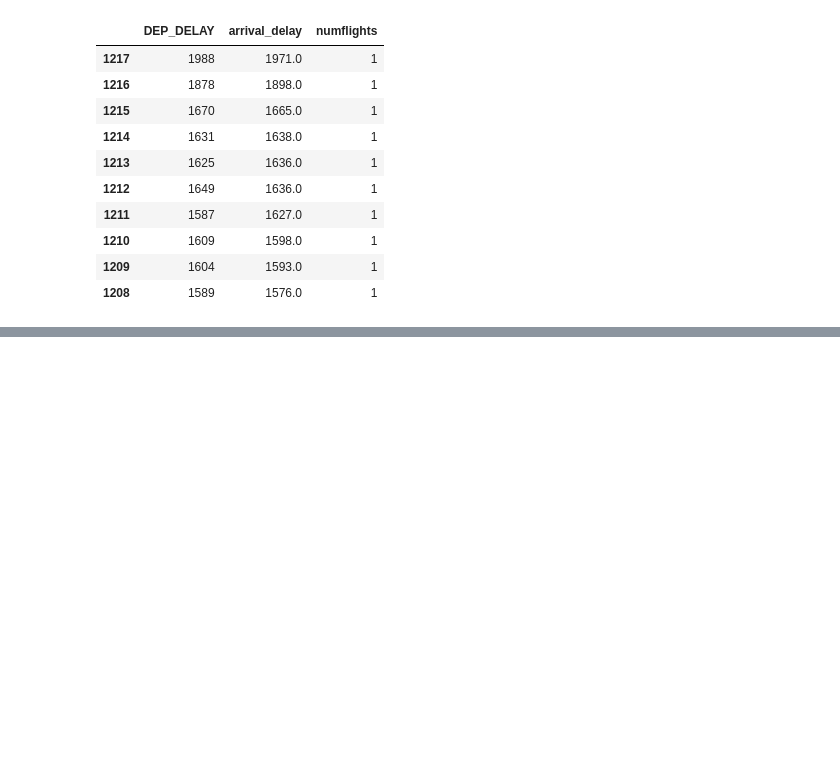
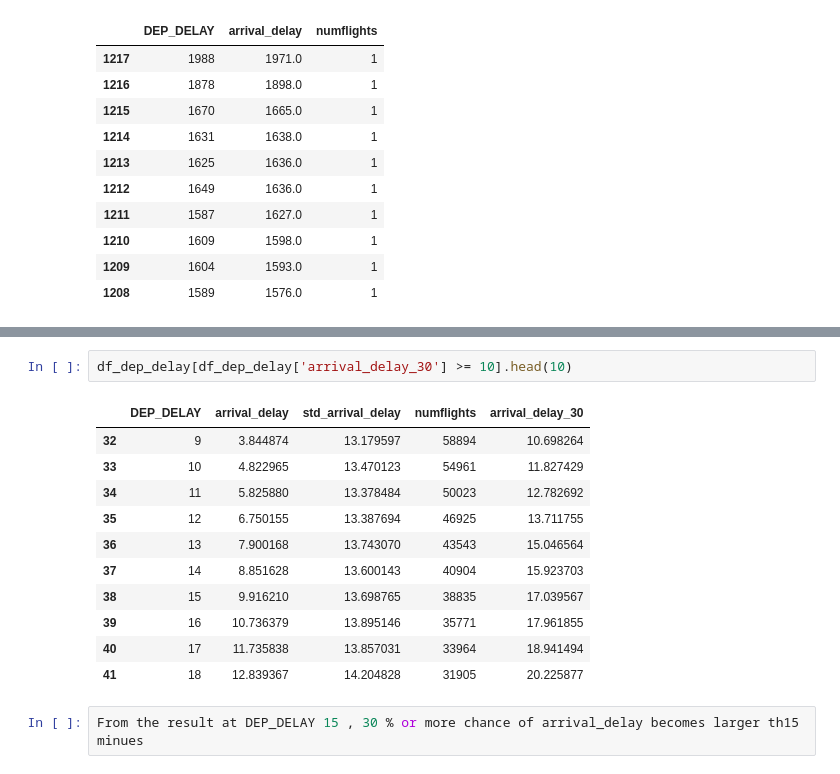
Before and after one commit to yuwtennis/ds-flights-eda, a Jupyter notebook: flights.ipynb, the cells around one changed output, grey strips where cells are left out. Saved outputs shown, nothing was run; the diff lists cells and outputs as text; blank space fills up the shorter version.

```diff
--- a/flights.ipynb
+++ b/flights.ipynb
@@ -234,0 +288,16 @@ df.plot(
+# %%
+df_dep_delay[df_dep_delay['arrival_delay_30'] >= 10].head(10)
+# %% [output]
+|  | DEP_DELAY | arrival_delay | std_arrival_delay | numflights | arrival_delay_30 |
+| 32 | 9 | 3.844874 | 13.179597 | 58894 | 10.698264 |
+| 33 | 10 | 4.822965 | 13.470123 | 54961 | 11.827429 |
+| 34 | 11 | 5.825880 | 13.378484 | 50023 | 12.782692 |
+| 35 | 12 | 6.750155 | 13.387694 | 46925 | 13.711755 |
+| 36 | 13 | 7.900168 | 13.743070 | 43543 | 15.046564 |
+| 37 | 14 | 8.851628 | 13.600143 | 40904 | 15.923703 |
+| 38 | 15 | 9.916210 | 13.698765 | 38835 | 17.039567 |
+| 39 | 16 | 10.736379 | 13.895146 | 35771 | 17.961855 |
+| 40 | 17 | 11.735838 | 13.857031 | 33964 | 18.941494 |
+| 41 | 18 | 12.839367 | 14.204828 | 31905 | 20.225877 |
+# %%
+From the result at DEP_DELAY 15 , 30 % or more chance of arrival_delay becomes larger th15 minues
```
Also changed, not shown: parts of 7 cells of this notebook.
